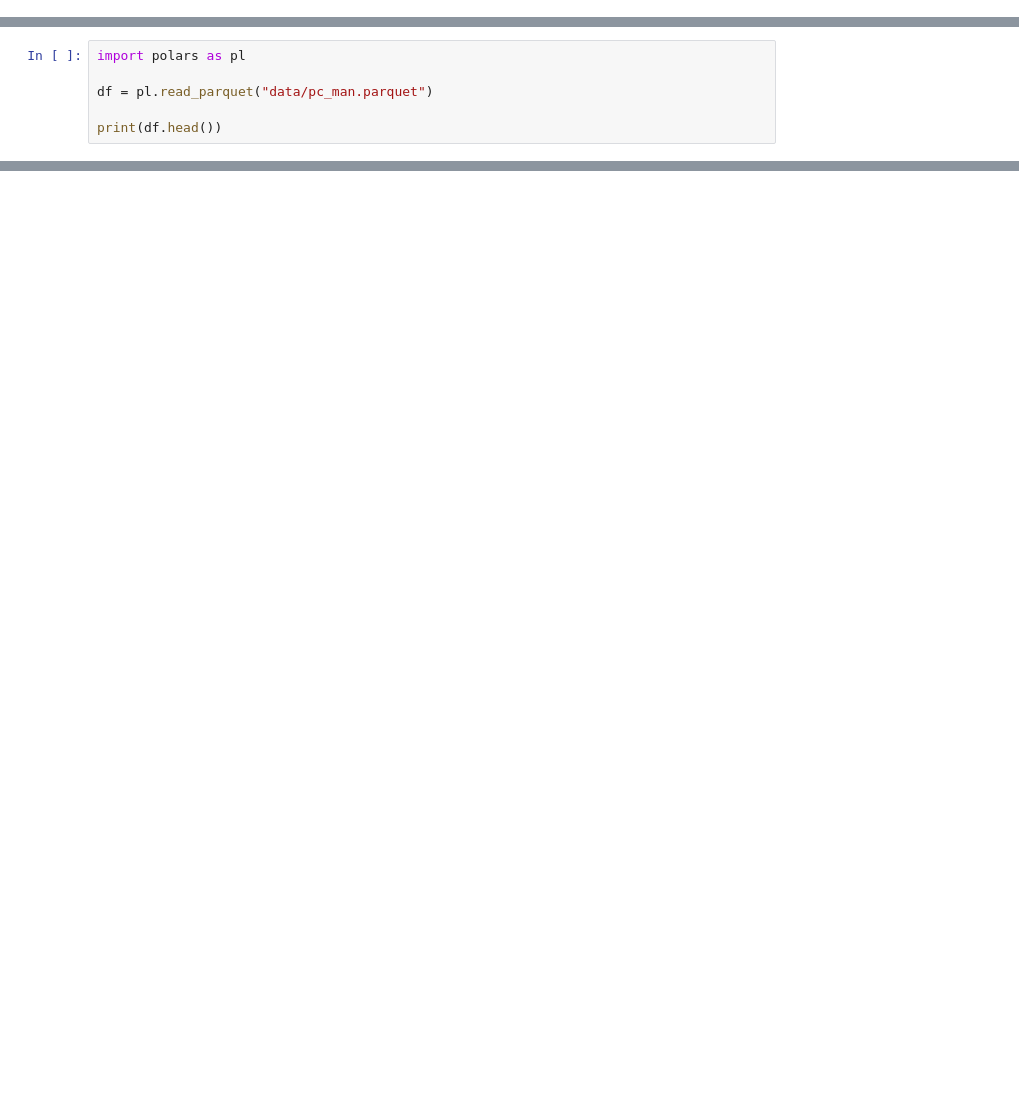
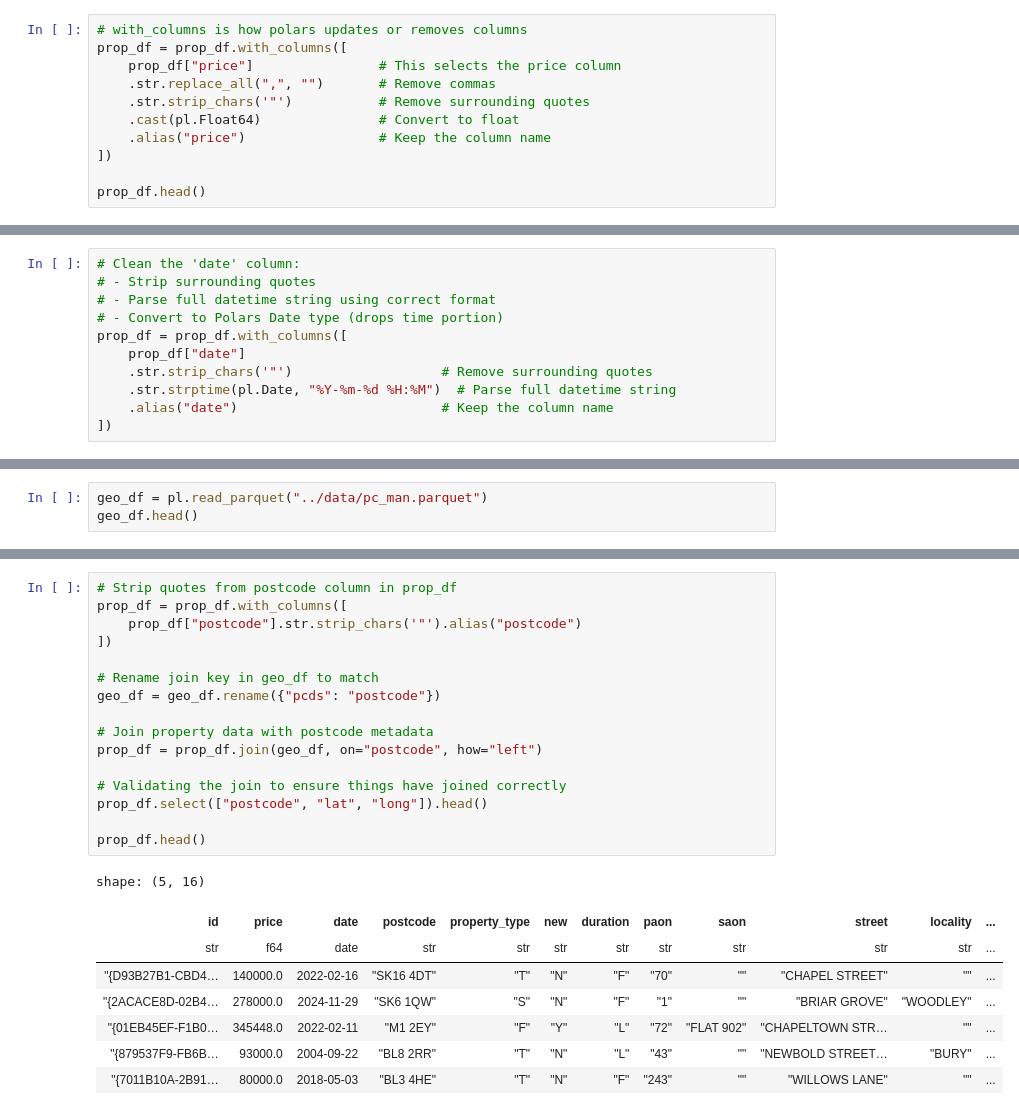
Before and after one commit to Luca-maxwell99/manchester-property-challenge-lbg, a Jupyter notebook: notebooks/exploration_01.ipynb, the cells around one changed output, grey strips where cells are left out. Cells and saved outputs as stored; diff of their text form; blank space fills up the shorter version.

Commit message:
feat: clean price/date columns and enrich with lat/long via postcode join

```diff
--- a/notebooks/exploration_01.ipynb
+++ b/notebooks/exploration_01.ipynb
@@ -0,0 +173,11 @@
+# %%
+# with_columns is how polars updates or removes columns
+prop_df = prop_df.with_columns([
+    prop_df["price"]                # This selects the price column
+    .str.replace_all(",", "")       # Remove commas
+    .str.strip_chars('"')           # Remove surrounding quotes
+    .cast(pl.Float64)               # Convert to float
+    .alias("price")                 # Keep the column name
+])
+
+prop_df.head()
@@ -0,0 +199,11 @@
+# %%
+# Clean the 'date' column:
+# - Strip surrounding quotes
+# - Parse full datetime string using correct format
+# - Convert to Polars Date type (drops time portion)
+prop_df = prop_df.with_columns([
+    prop_df["date"]
+    .str.strip_chars('"')                   # Remove surrounding quotes
+    .str.strptime(pl.Date, "%Y-%m-%d %H:%M")  # Parse full datetime string
+    .alias("date")                          # Keep the column name
+])
@@ -1,7 +220,4 @@
 # %%
-import polars as pl
-
-df = pl.read_parquet("data/pc_man.parquet")
-
-print(df.head())
+geo_df = pl.read_parquet("../data/pc_man.parquet")
+geo_df.head()
 # %% [output]
@@ -11,0 +232,25 @@ This error occurred with the following context stack:
+# %%
+# Strip quotes from postcode column in prop_df
+prop_df = prop_df.with_columns([
+    prop_df["postcode"].str.strip_chars('"').alias("postcode")
+])
+
+# Rename join key in geo_df to match
+geo_df = geo_df.rename({"pcds": "postcode"})
+
+# Join property data with postcode metadata
+prop_df = prop_df.join(geo_df, on="postcode", how="left")
+
+# Validating the join to ensure things have joined correctly
+prop_df.select(["postcode", "lat", "long"]).head()
+
+prop_df.head()
+# %% [output]
+shape: (5, 16)
+| id | price | date | postcode | property_type | new | duration | paon | saon | street | locality | ... |
+| str | f64 | date | str | str | str | str | str | str | str | str | ... |
+| "{D93B27B1-CBD4… | 140000.0 | 2022-02-16 | "SK16 4DT" | "T" | "N" | "F" | "70" | "" | "CHAPEL STREET" | "" | ... |
+| "{2ACACE8D-02B4… | 278000.0 | 2024-11-29 | "SK6 1QW" | "S" | "N" | "F" | "1" | "" | "BRIAR GROVE" | "WOODLEY" | ... |
+| "{01EB45EF-F1B0… | 345448.0 | 2022-02-11 | "M1 2EY" | "F" | "Y" | "L" | "72" | "FLAT 902" | "CHAPELTOWN STR… | "" | ... |
+| "{879537F9-FB6B… | 93000.0 | 2004-09-22 | "BL8 2RR" | "T" | "N" | "L" | "43" | "" | "NEWBOLD STREET… | "BURY" | ... |
+| "{7011B10A-2B91… | 80000.0 | 2018-05-03 | "BL3 4HE" | "T" | "N" | "F" | "243" | "" | "WILLOWS LANE" | "" | ... |
```
Also changed, not shown: parts of 17 cells of this notebook, 2 other files.
